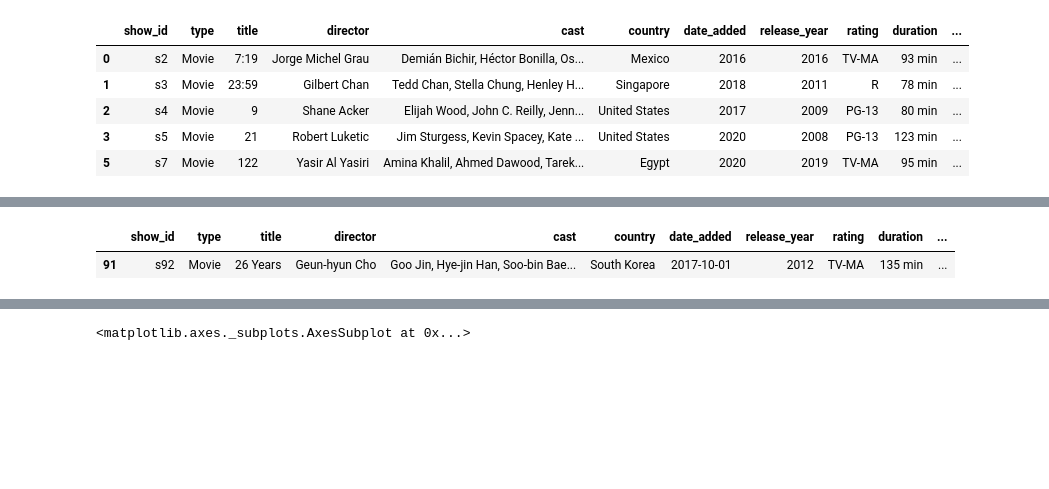
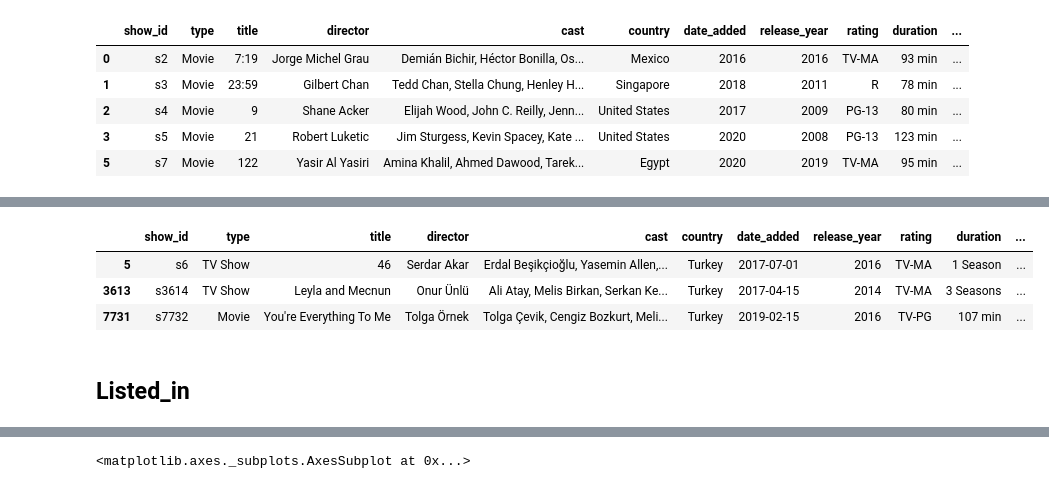
Before and after one commit to sieniecelicia19/eda-netflix, a Jupyter notebook: EDA-Netflix.ipynb, the cells around one changed output, grey strips where cells are left out. Cells and saved outputs as stored; diff of their text form; code cells hidden in the pictures; blank space fills up the shorter version.

```diff
--- a/EDA-Netflix.ipynb
+++ b/EDA-Netflix.ipynb
@@ -719,7 +1027,14 @@ plt.show()
 # %%
-df.loc[df.description.str.contains('Twenty-six years', na=False)]
+# most_common_cast2
+# df.loc[df.description.str.contains('Twenty-six years', na=False)]
+df.loc[df.cast.str.contains('Melis Birkan', na=False)]
+
 # testing = df.loc[df['show_id']=='s92']
 # testing['description']
 # %% [output]
 |  | show_id | type | title | director | cast | country | date_added | release_year | rating | duration | ... |
-| 91 | s92 | Movie | 26 Years | Geun-hyun Cho | Goo Jin, Hye-jin Han, Soo-bin Bae... | South Korea | 2017-10-01 | 2012 | TV-MA | 135 min | ... |
+| 5 | s6 | TV Show | 46 | Serdar Akar | Erdal Beşikçioğlu, Yasemin Allen,... | Turkey | 2017-07-01 | 2016 | TV-MA | 1 Season | ... |
+| 3613 | s3614 | TV Show | Leyla and Mecnun | Onur Ünlü | Ali Atay, Melis Birkan, Serkan Ke... | Turkey | 2017-04-15 | 2014 | TV-MA | 3 Seasons | ... |
+| 7731 | s7732 | Movie | You're Everything To Me | Tolga Örnek | Tolga Çevik, Cengiz Bozkurt, Meli... | Turkey | 2019-02-15 | 2016 | TV-PG | 107 min | ... |
+# %% [markdown]
+## Listed_in
```
Also changed, not shown: parts of 70 cells of this notebook.
